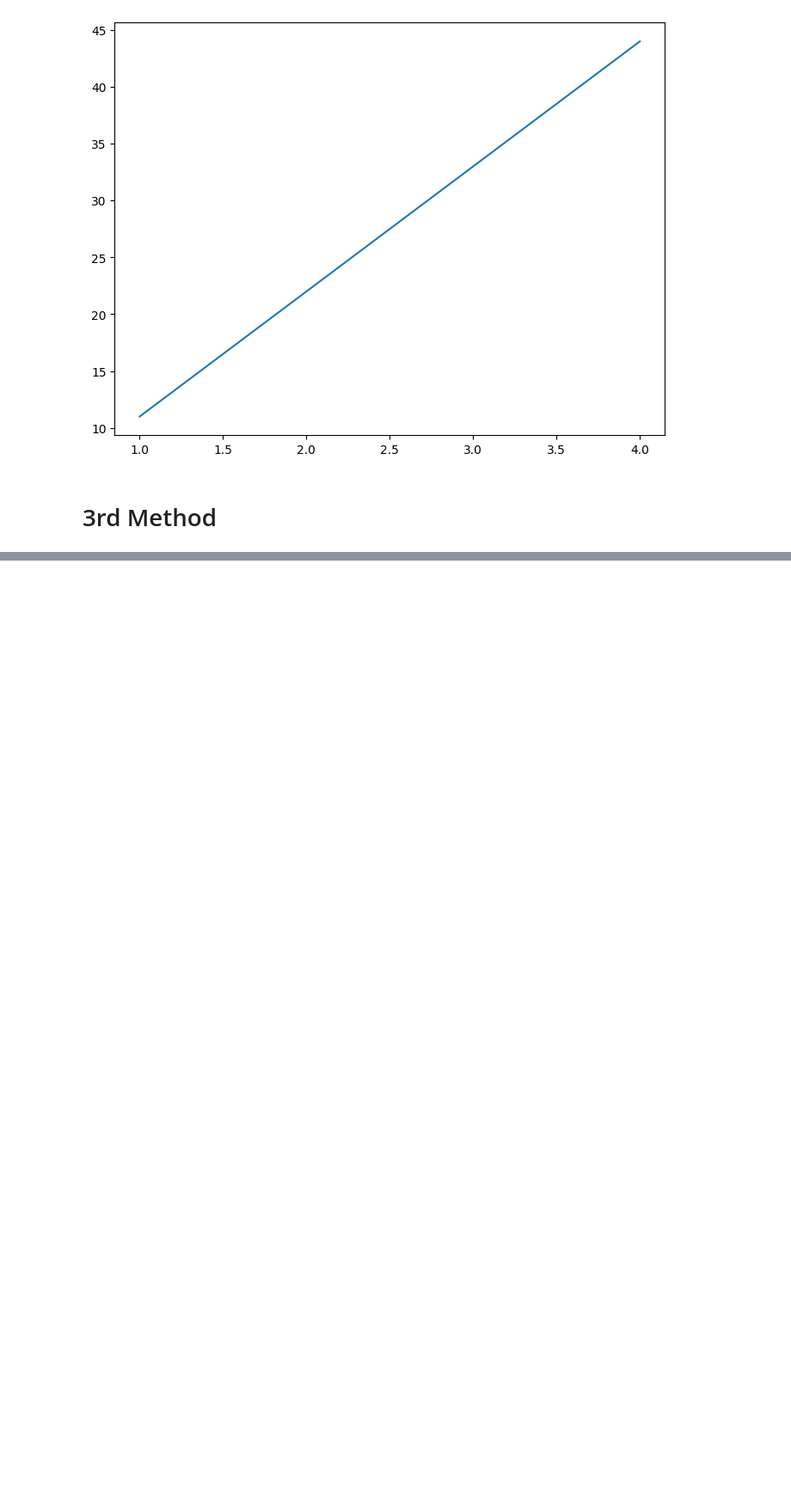
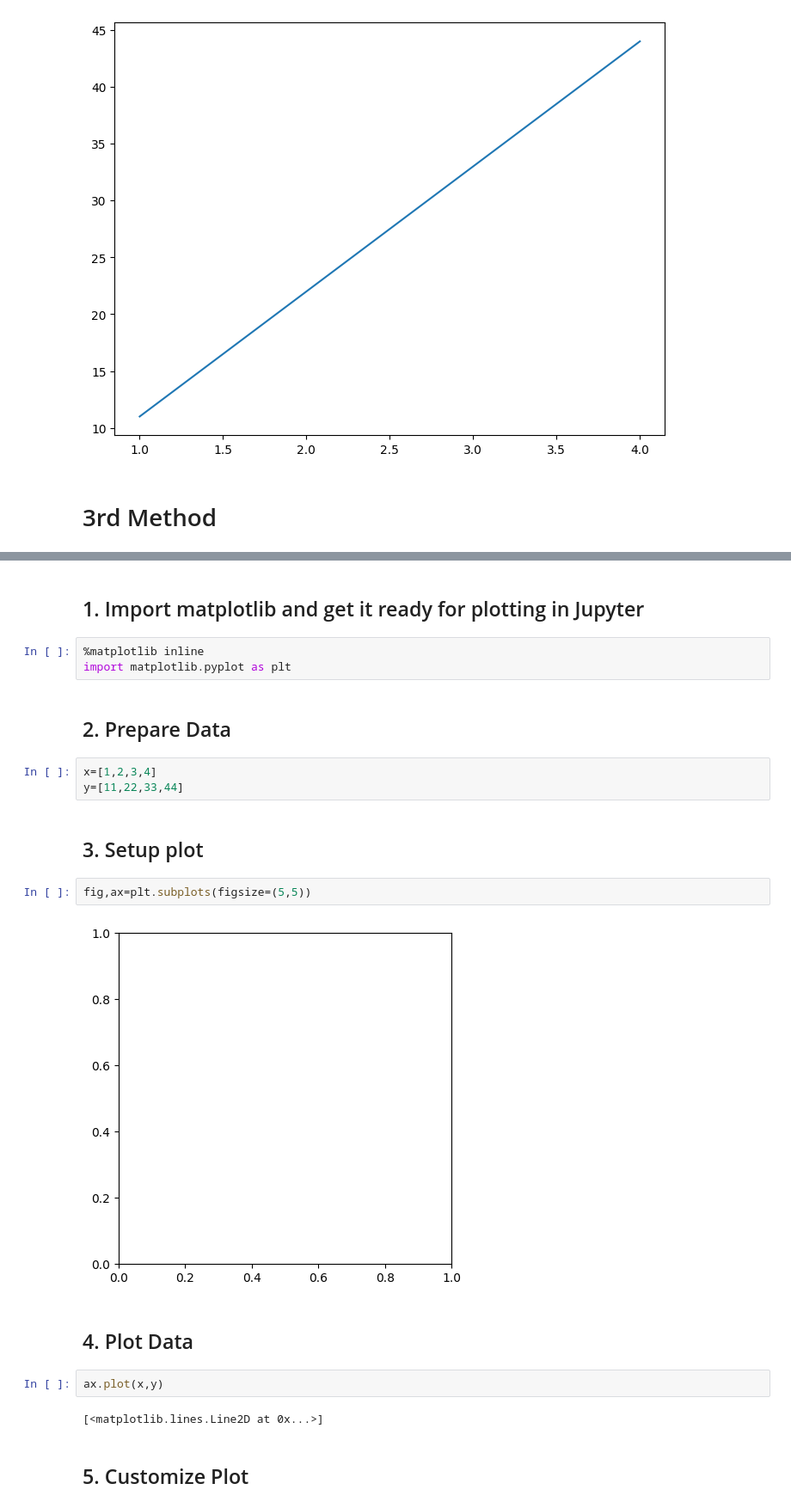
Before and after one commit to Shailsharma2604/code_sem4, a Jupyter notebook: practice/M.L/3.ipynb, the cells around one changed output, grey strips where cells are left out. Shown at 86% size. Drawn from its saved outputs; the diff is of its cells as text; blank space fills up the shorter version.

```diff
--- a/practice/M.L/3.ipynb
+++ b/practice/M.L/3.ipynb
@@ -58,0 +64,24 @@ ax.plot(x,[50,100,200,250])
+# %% [markdown]
+## 1. Import matplotlib and get it ready for plotting in Jupyter
+# %%
+%matplotlib inline
+import matplotlib.pyplot as plt
+# %% [markdown]
+## 2. Prepare Data
+# %%
+x=[1,2,3,4]
+y=[11,22,33,44]
+# %% [markdown]
+## 3. Setup plot
+# %%
+fig,ax=plt.subplots(figsize=(5,5))
+# %% [output]
+[figure, added]
+# %% [markdown]
+## 4. Plot Data
+# %%
+ax.plot(x,y)
+# %% [output]
+[<matplotlib.lines.Line2D at 0x...>]
+# %% [markdown]
+## 5. Customize Plot
```
Also changed, not shown: parts of 8 cells of this notebook, 1 other file.
